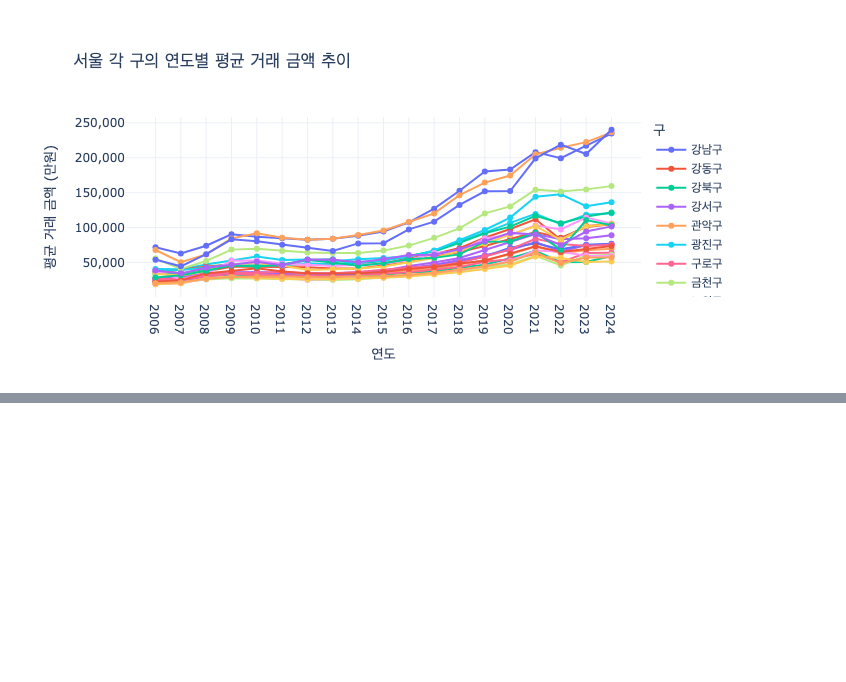
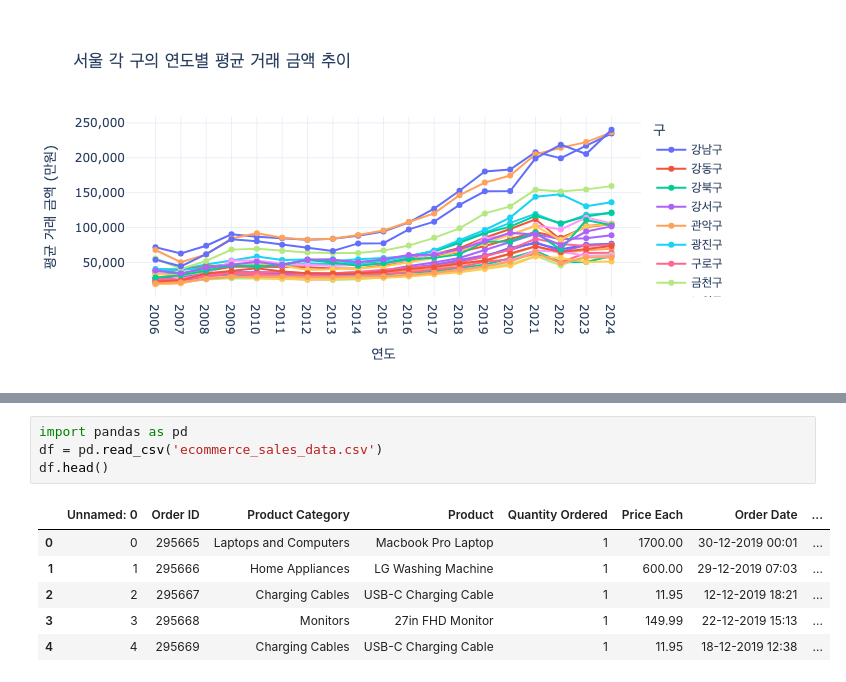
Before and after one commit to rekdms/data-Analysis, a Jupyter notebook: fun-coding/ch11.ipynb, the cells around one changed output, grey strips where cells are left out. Drawn from its saved outputs; the diff is of its cells as text; blank space fills up the shorter version.

```diff
--- a/fun-coding/ch11.ipynb
+++ b/fun-coding/ch11.ipynb
@@ -484,0 +485,11 @@ fig.show()
+# %%
+import pandas as pd
+df = pd.read_csv('ecommerce_sales_data.csv')
+df.head()
+# %% [output]
+|  | Unnamed: 0 | Order ID | Product Category | Product | Quantity Ordered | Price Each | Order Date | ... |
+| 0 | 0 | 295665 | Laptops and Computers | Macbook Pro Laptop | 1 | 1700.00 | 30-12-2019 00:01 | ... |
+| 1 | 1 | 295666 | Home Appliances | LG Washing Machine | 1 | 600.00 | 29-12-2019 07:03 | ... |
+| 2 | 2 | 295667 | Charging Cables | USB-C Charging Cable | 1 | 11.95 | 12-12-2019 18:21 | ... |
+| 3 | 3 | 295668 | Monitors | 27in FHD Monitor | 1 | 149.99 | 22-12-2019 15:13 | ... |
+| 4 | 4 | 295669 | Charging Cables | USB-C Charging Cable | 1 | 11.95 | 18-12-2019 12:38 | ... |
```
Also changed, not shown: parts of 14 cells of this notebook, 2 other files.
